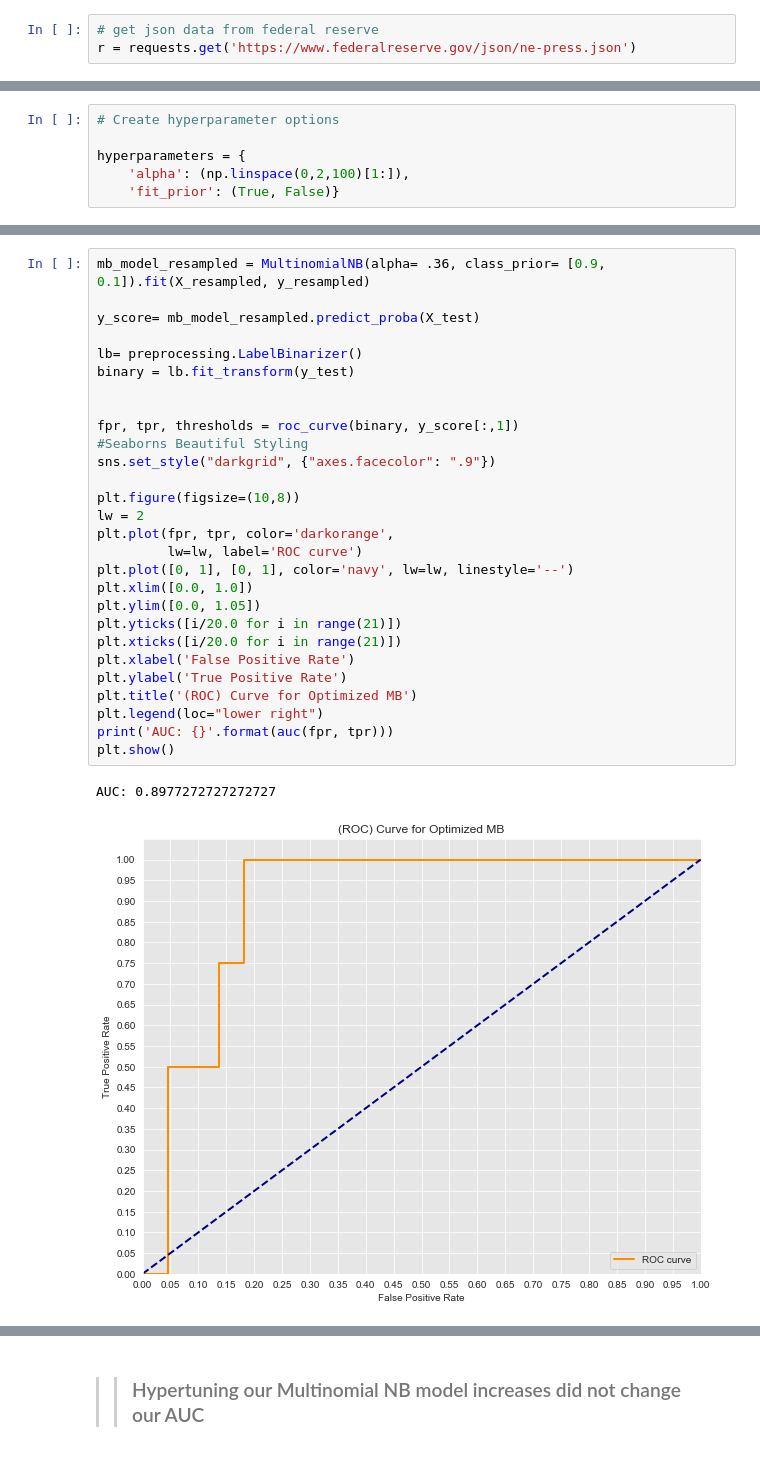
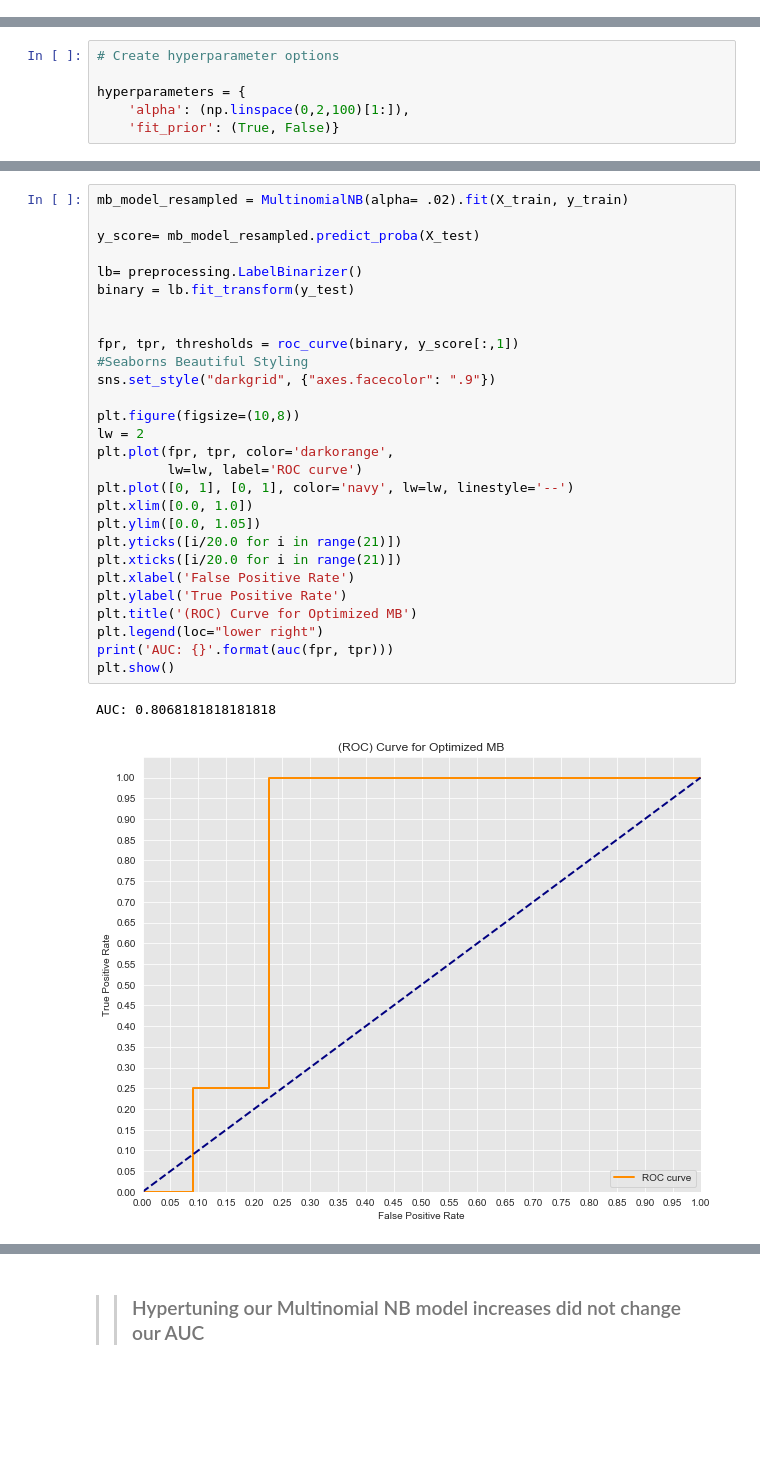
Before and after one commit to MarcSchneider71/Mod-3-Project--FOMC-Classfier-NLP, a Jupyter notebook: ModelwithPredicationsandGraphs.ipynb, the cells around one changed output, grey strips where cells are left out. Saved outputs shown, nothing was run; the diff lists cells and outputs as text; blank space fills up the shorter version.

```diff
--- a/ModelwithPredicationsandGraphs.ipynb
+++ b/ModelwithPredicationsandGraphs.ipynb
@@ -46,3 +52,0 @@ Requirement already satisfied: scikit-learn>=0.20 in /anaconda3/lib/python3.7/si
-# %%
-# get json data from federal reserve
-r = requests.get('https://www.federalreserve.gov/json/ne-press.json')
@@ -463,32 +465,32 @@ NameError: name 'best_model' is not defined
 # %%
-mb_model_resampled = MultinomialNB(alpha= .36, class_prior= [0.9, 0.1]).fit(X_resampled, y_resampled)
+mb_model_resampled = MultinomialNB(alpha= .02).fit(X_train, y_train)
 
 y_score= mb_model_resampled.predict_proba(X_test)
 
 lb= preprocessing.LabelBinarizer()
 binary = lb.fit_transform(y_test)
 
 
 fpr, tpr, thresholds = roc_curve(binary, y_score[:,1])
 #Seaborns Beautiful Styling
 sns.set_style("darkgrid", {"axes.facecolor": ".9"})
 
 plt.figure(figsize=(10,8))
 lw = 2
 plt.plot(fpr, tpr, color='darkorange',
          lw=lw, label='ROC curve')
 plt.plot([0, 1], [0, 1], color='navy', lw=lw, linestyle='--')
 plt.xlim([0.0, 1.0])
 plt.ylim([0.0, 1.05])
 plt.yticks([i/20.0 for i in range(21)])
 plt.xticks([i/20.0 for i in range(21)])
 plt.xlabel('False Positive Rate')
 plt.ylabel('True Positive Rate')
 plt.title('(ROC) Curve for Optimized MB')
 plt.legend(loc="lower right")
 print('AUC: {}'.format(auc(fpr, tpr)))
 plt.show()
 # %% [output]
-AUC: 0.8977272727272727
+AUC: 0.8068181818181818
-[figure, old version]
+[figure, new version]
 # %%
```
Also changed, not shown: parts of 64 cells of this notebook, 4 other files.
